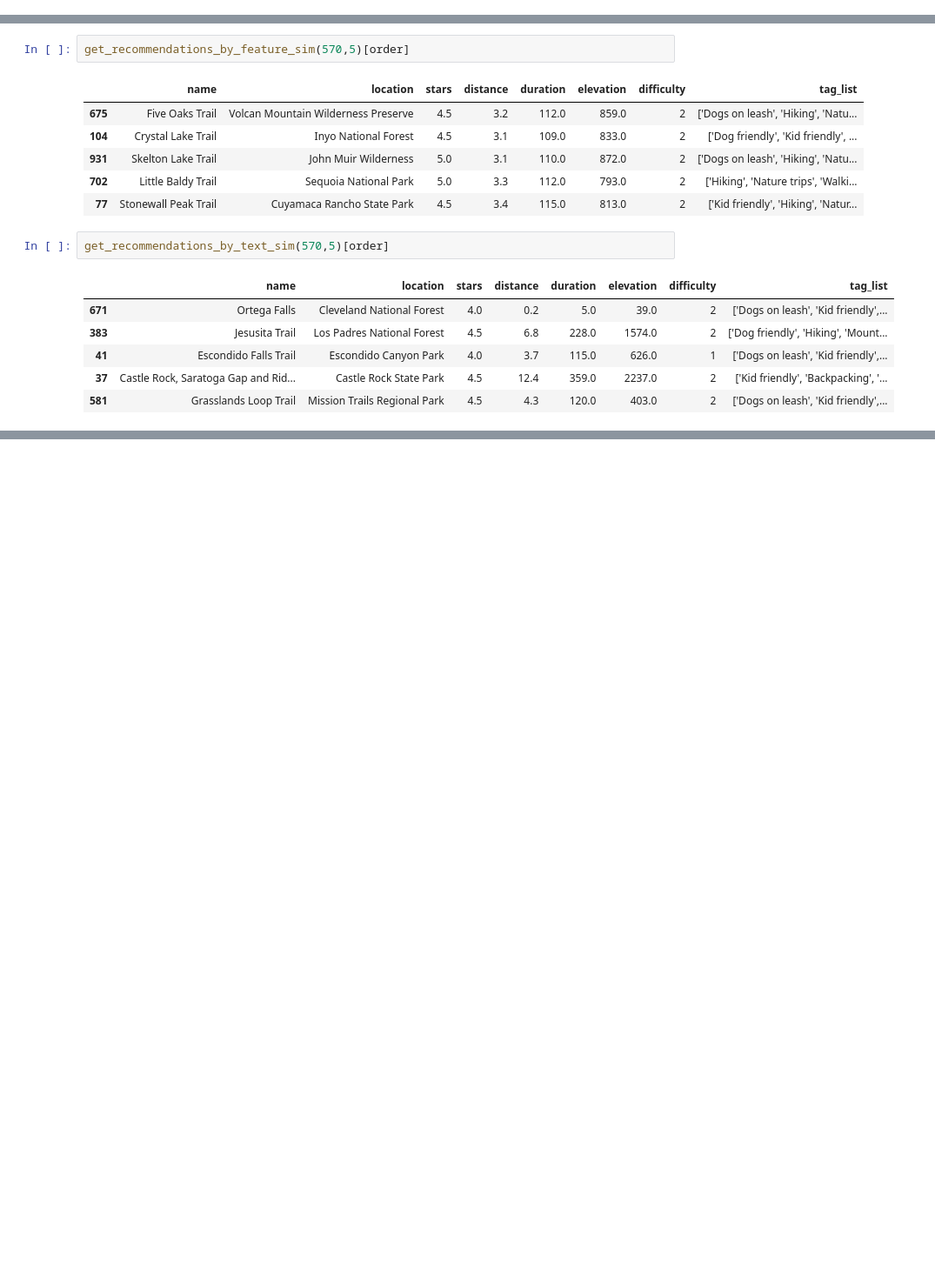
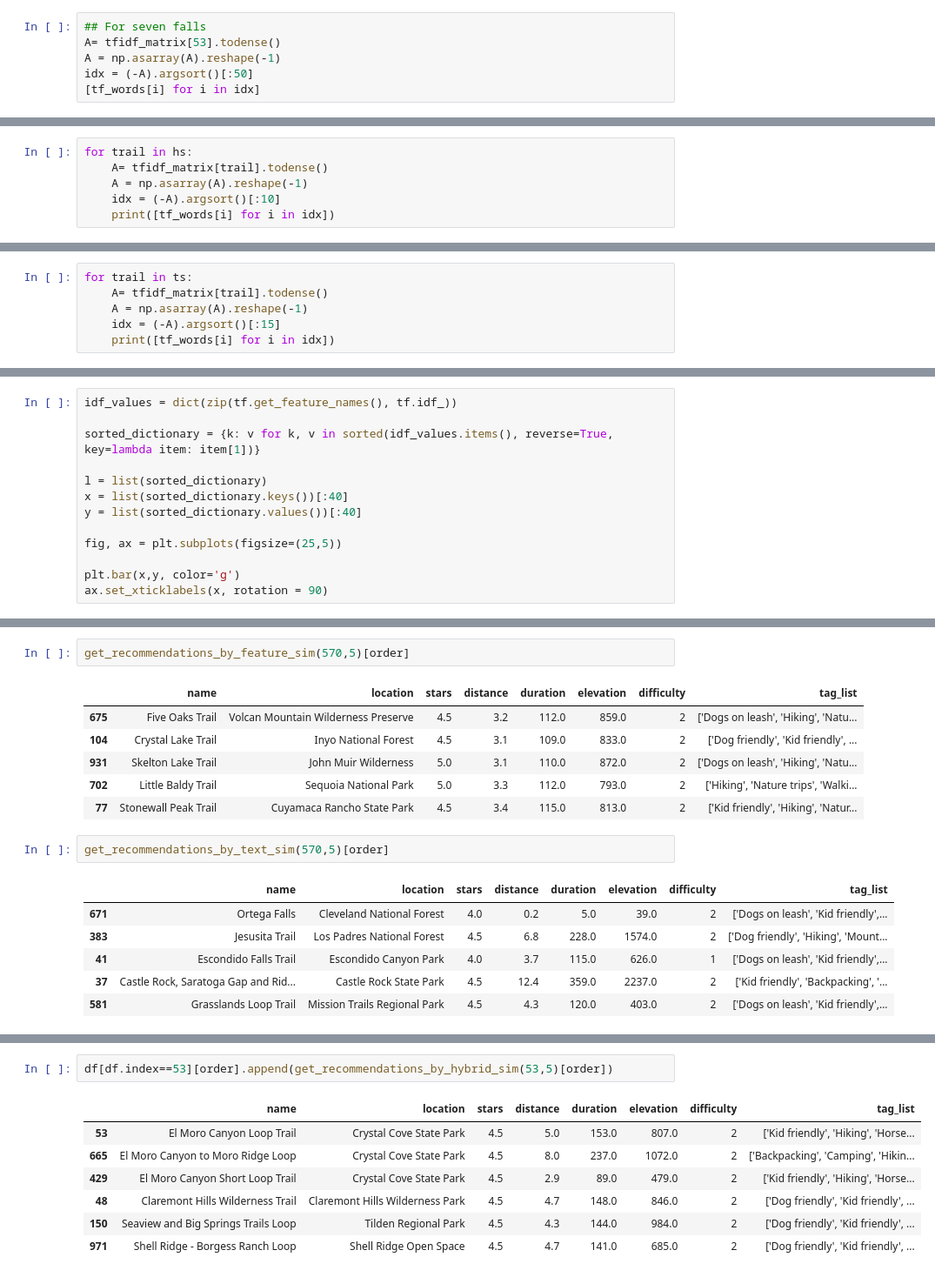
Before and after one commit to limeunhee/next-hike-trail-recommender, a Jupyter notebook: src/4 CB.ipynb, the cells around one changed output, grey strips where cells are left out. Shown at 87% size. Drawn from its saved outputs; the diff is of its cells as text; blank space fills up the shorter version.

```diff
--- a/src/4 CB.ipynb
+++ b/src/4 CB.ipynb
@@ -132,0 +135,6 @@ cosine_sim = linear_kernel(tfidf_matrix, tfidf_matrix)
+# %%
+## For seven falls
+A= tfidf_matrix[53].todense()
+A = np.asarray(A).reshape(-1)
+idx = (-A).argsort()[:50]
+[tf_words[i] for i in idx]
@@ -132,0 +159,6 @@ cosine_sim = linear_kernel(tfidf_matrix, tfidf_matrix)
+# %%
+for trail in hs:
+    A= tfidf_matrix[trail].todense()
+    A = np.asarray(A).reshape(-1)
+    idx = (-A).argsort()[:10]
+    print([tf_words[i] for i in idx])
@@ -132,0 +167,6 @@ cosine_sim = linear_kernel(tfidf_matrix, tfidf_matrix)
+# %%
+for trail in ts:
+    A= tfidf_matrix[trail].todense()
+    A = np.asarray(A).reshape(-1)
+    idx = (-A).argsort()[:15]
+    print([tf_words[i] for i in idx])
@@ -133,3 +192,16 @@ cosine_sim = linear_kernel(tfidf_matrix, tfidf_matrix)
+# %%
+idf_values = dict(zip(tf.get_feature_names(), tf.idf_))
+
+sorted_dictionary = {k: v for k, v in sorted(idf_values.items(), reverse=True, key=lambda item: item[1])}
+
+l = list(sorted_dictionary)
+x = list(sorted_dictionary.keys())[:40]
+y = list(sorted_dictionary.values())[:40]
+
+fig, ax = plt.subplots(figsize=(25,5))
+
+plt.bar(x,y, color='g')
+ax.set_xticklabels(x, rotation = 90)
 # %%
 def get_recommendations_by_text_sim(idx, top_n):
     sim_scores = list(enumerate(cosine_sim[idx]))
@@ -243,0 +328,10 @@ get_recommendations_by_hybrid_sim(570,5)[order]
+# %%
+df[df.index==53][order].append(get_recommendations_by_hybrid_sim(53,5)[order])
+# %% [output]
+|  | name | location | stars | distance | duration | elevation | difficulty | tag_list |
+| 53 | El Moro Canyon Loop Trail | Crystal Cove State Park | 4.5 | 5.0 | 153.0 | 807.0 | 2 | ['Kid friendly', 'Hiking', 'Horse... |
+| 665 | El Moro Canyon to Moro Ridge Loop | Crystal Cove State Park | 4.5 | 8.0 | 237.0 | 1072.0 | 2 | ['Backpacking', 'Camping', 'Hikin... |
+| 429 | El Moro Canyon Short Loop Trail | Crystal Cove State Park | 4.5 | 2.9 | 89.0 | 479.0 | 2 | ['Kid friendly', 'Hiking', 'Horse... |
+| 48 | Claremont Hills Wilderness Trail | Claremont Hills Wilderness Park | 4.5 | 4.7 | 148.0 | 846.0 | 2 | ['Dog friendly', 'Kid friendly', ... |
+| 150 | Seaview and Big Springs Trails Loop | Tilden Regional Park | 4.5 | 4.3 | 144.0 | 984.0 | 2 | ['Dog friendly', 'Kid friendly', ... |
+| 971 | Shell Ridge - Borgess Ranch Loop | Shell Ridge Open Space | 4.5 | 4.7 | 141.0 | 685.0 | 2 | ['Dog friendly', 'Kid friendly', ... |
```
Also changed, not shown: parts of 11 cells of this notebook, 6 other files.
